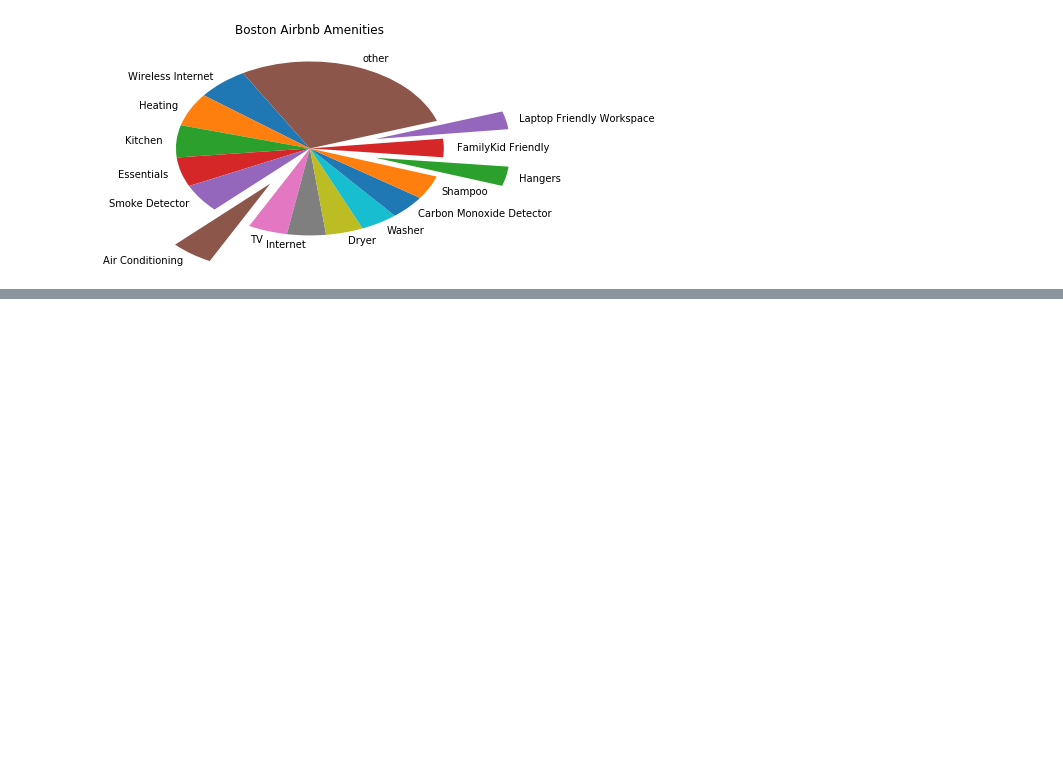
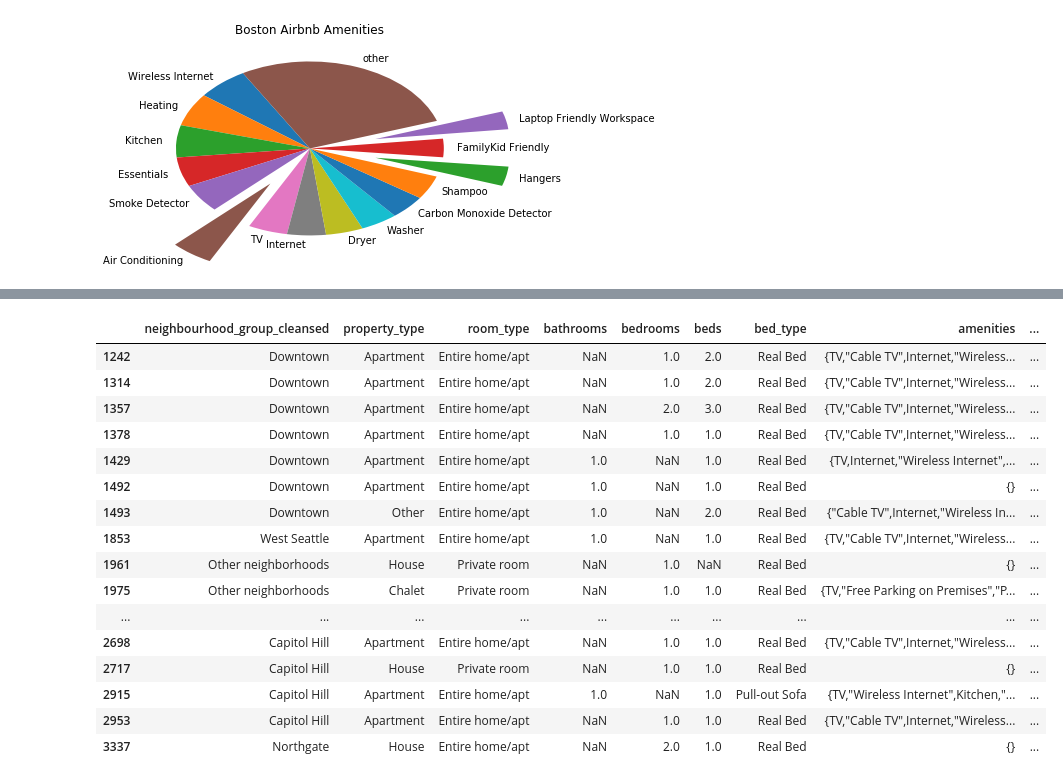
Before and after one commit to hcxie/DS-project-seattle-boston-Airbnb-customer-review-data-anaylsis, a Jupyter notebook: draft2.ipynb, the cells around one changed output, grey strips where cells are left out. Saved outputs shown, nothing was run; the diff lists cells and outputs as text; code cells hidden in the pictures; blank space fills up the shorter version.

```diff
--- a/draft2.ipynb
+++ b/draft2.ipynb
@@ -589,0 +588,3 @@ False
+# %%
+seattle_listings=pd.read_csv("seattle/listings.csv")
+boston_listings=pd.read_csv("boston/listings.csv")
@@ -589,0 +595,2 @@ False
+# %%
+seattle_feature_of_interest=["neighbourhood_group_cleansed","property_type","room_type","bathrooms","bedrooms","beds","bed_type","amenities","cancellation_policy","price"]
@@ -589,0 +599,2 @@ False
+# %%
+seattle_feature=seattle_listings[seattle_feature_of_interest]
@@ -589,0 +620,20 @@ False
+# %%
+seattle_feature[seattle_feature.isnull().mean(axis=1)>0]
+# %% [output]
+|  | neighbourhood_group_cleansed | property_type | room_type | bathrooms | bedrooms | beds | bed_type | amenities | ... |
+| 1242 | Downtown | Apartment | Entire home/apt | NaN | 1.0 | 2.0 | Real Bed | {TV,"Cable TV",Internet,"Wireless... | ... |
+| 1314 | Downtown | Apartment | Entire home/apt | NaN | 1.0 | 2.0 | Real Bed | {TV,"Cable TV",Internet,"Wireless... | ... |
+| 1357 | Downtown | Apartment | Entire home/apt | NaN | 2.0 | 3.0 | Real Bed | {TV,"Cable TV",Internet,"Wireless... | ... |
+| 1378 | Downtown | Apartment | Entire home/apt | NaN | 1.0 | 1.0 | Real Bed | {TV,"Cable TV",Internet,"Wireless... | ... |
+| 1429 | Downtown | Apartment | Entire home/apt | 1.0 | NaN | 1.0 | Real Bed | {TV,Internet,"Wireless Internet",... | ... |
+| 1492 | Downtown | Apartment | Entire home/apt | 1.0 | NaN | 1.0 | Real Bed | {} | ... |
+| 1493 | Downtown | Other | Entire home/apt | 1.0 | NaN | 2.0 | Real Bed | {"Cable TV",Internet,"Wireless In... | ... |
+| 1853 | West Seattle | Apartment | Entire home/apt | 1.0 | NaN | 1.0 | Real Bed | {TV,"Cable TV",Internet,"Wireless... | ... |
+| 1961 | Other neighborhoods | House | Private room | NaN | 1.0 | NaN | Real Bed | {} | ... |
+| 1975 | Other neighborhoods | Chalet | Private room | NaN | 1.0 | 1.0 | Real Bed | {TV,"Free Parking on Premises","P... | ... |
+| ... | ... | ... | ... | ... | ... | ... | ... | ... | ... |
+| 2698 | Capitol Hill | Apartment | Entire home/apt | NaN | 1.0 | 1.0 | Real Bed | {TV,"Cable TV",Internet,"Wireless... | ... |
+| 2717 | Capitol Hill | House | Private room | NaN | 1.0 | 1.0 | Real Bed | {} | ... |
+| 2915 | Capitol Hill | Apartment | Entire home/apt | 1.0 | NaN | 1.0 | Pull-out Sofa | {TV,"Wireless Internet",Kitchen,"... | ... |
+| 2953 | Capitol Hill | Apartment | Entire home/apt | NaN | 1.0 | 1.0 | Real Bed | {TV,"Cable TV",Internet,"Wireless... | ... |
+| 3337 | Northgate | House | Entire home/apt | NaN | 2.0 | 1.0 | Real Bed | {} | ... |
```
Also changed, not shown: parts of 86 cells of this notebook, 1 other file.
